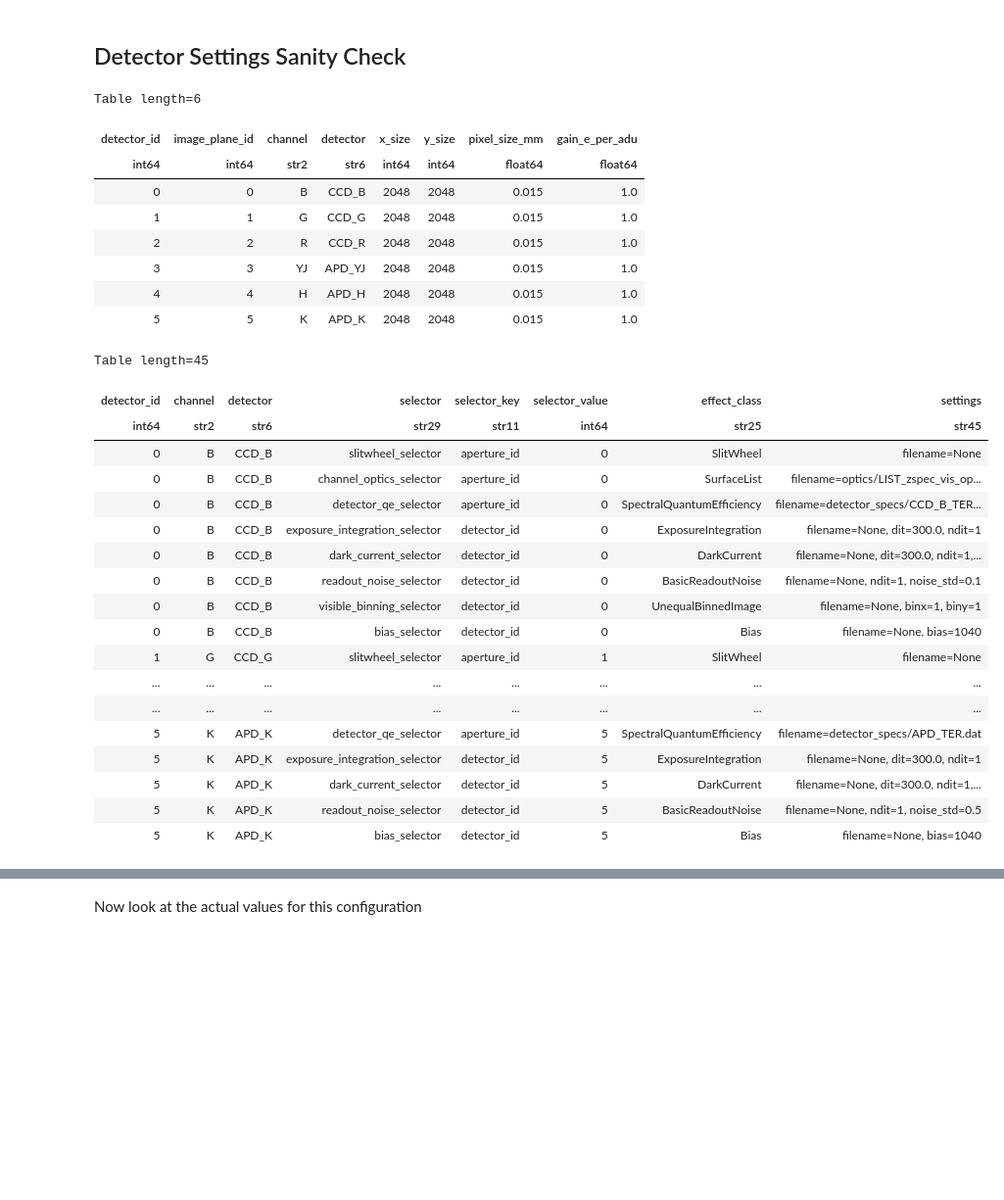
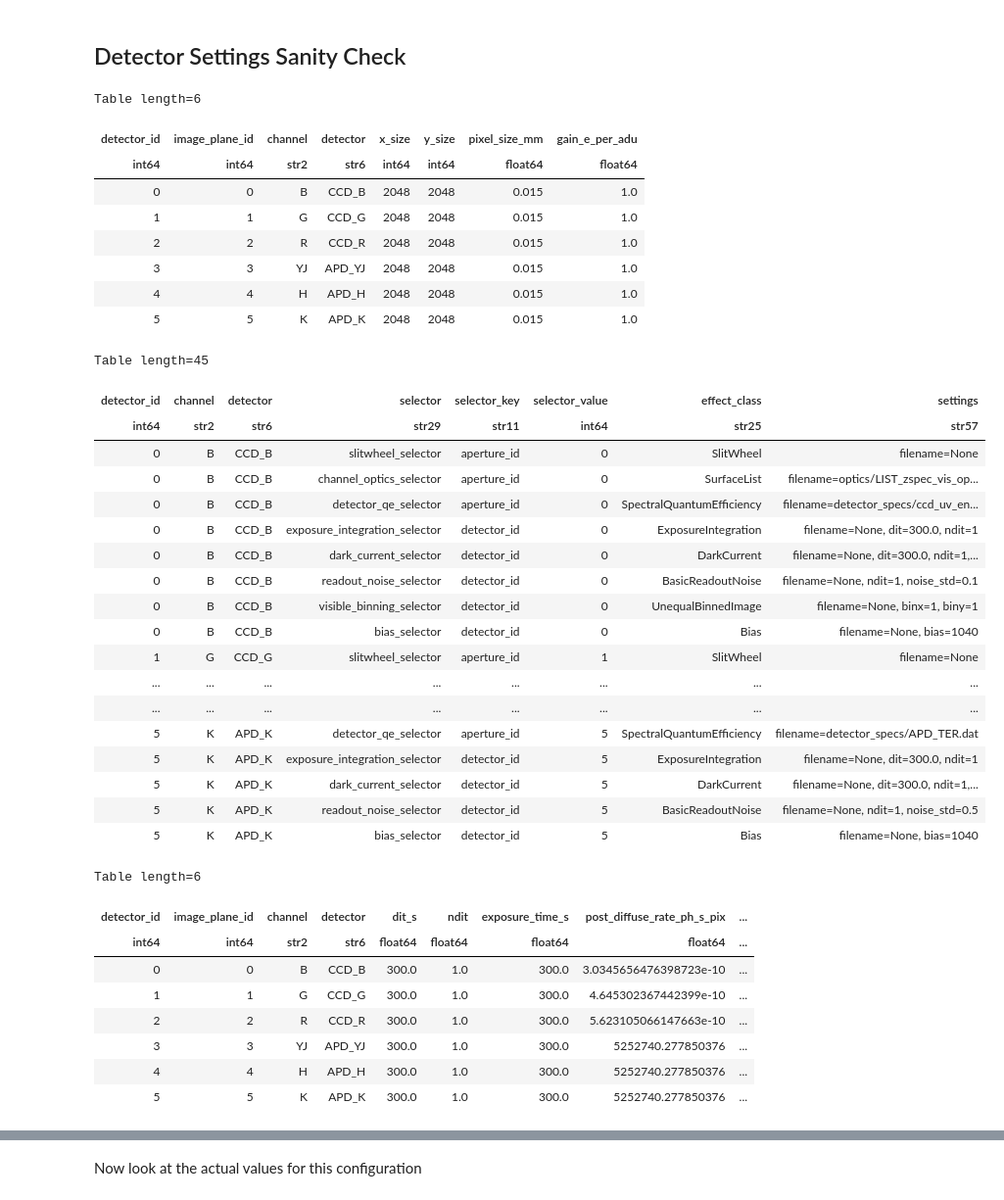
Before and after one commit to CaltechOpticalObservatories/zs-scopesim, a Jupyter notebook: notebooks/zshooter_validation.ipynb, the cells around one changed output, grey strips where cells are left out. Shown at 98% size. Cells and saved outputs as stored; diff of their text form; code cells hidden in the pictures; blank space fills up the shorter version.

```diff
--- a/notebooks/zshooter_validation.ipynb
+++ b/notebooks/zshooter_validation.ipynb
@@ -174,7 +178,7 @@ Table length=26
 # %% [markdown]
 This plot derives the active throughput components from the constructed optical train. It follows ScopeSim's internal objects directly: dichroic branches from `DichroicTree`, grouped optics from the selected `SurfaceList`, detector QE from `detector_qe_selector`, and bundled echelle/cross-disperser order efficiencies from `trace_eff_analytical`.
 # %%
-wave_nm = np.linspace(300, 2500, 5000) * u.nm
+wave_nm = np.linspace(308, 2500, 5000) * u.nm
 transmission_data = build_transmission_sanity_data(zs, wave_nm=wave_nm)
 validate_transmission_sanity_data(transmission_data)
 fig, axes = plot_transmission_sanity(transmission_data)
@@ -242,0 +247,4 @@ Table length=129
+# %%
+post_diffuse_consistency = post_disperser_diffuse_effect_consistency_table(zs, post_diffuse_data)
+validate_post_disperser_diffuse_effect_consistency(post_diffuse_consistency)
+post_diffuse_consistency
@@ -245,24 +263,31 @@ Table length=129
 # %%
 detector_geometry = detector_geometry_table(zs)
 detector_settings = detector_selector_matrix(zs)
+detector_budget = detector_background_budget_table(
+    zs,
+    post_diffuse_data=post_diffuse_data,
+    post_diffuse_consistency=post_diffuse_consistency,
+)
 display(detector_geometry)
 display(detector_settings)
+display(detector_budget)
+fig, axes = plot_detector_background_budget(detector_budget)
 # %% [output]
 Table length=6
 | detector_id | image_plane_id | channel | detector | x_size | y_size | pixel_size_mm | gain_e_per_adu |
 | int64 | int64 | str2 | str6 | int64 | int64 | float64 | float64 |
 | 0 | 0 | B | CCD_B | 2048 | 2048 | 0.015 | 1.0 |
 | 1 | 1 | G | CCD_G | 2048 | 2048 | 0.015 | 1.0 |
 | 2 | 2 | R | CCD_R | 2048 | 2048 | 0.015 | 1.0 |
 | 3 | 3 | YJ | APD_YJ | 2048 | 2048 | 0.015 | 1.0 |
 | 4 | 4 | H | APD_H | 2048 | 2048 | 0.015 | 1.0 |
 | 5 | 5 | K | APD_K | 2048 | 2048 | 0.015 | 1.0 |
 Table length=45
 | detector_id | channel | detector | selector | selector_key | selector_value | effect_class | settings |
-| int64 | str2 | str6 | str29 | str11 | int64 | str25 | str45 |
+| int64 | str2 | str6 | str29 | str11 | int64 | str25 | str57 |
 | 0 | B | CCD_B | slitwheel_selector | aperture_id | 0 | SlitWheel | filename=None |
 | 0 | B | CCD_B | channel_optics_selector | aperture_id | 0 | SurfaceList | filename=optics/LIST_zspec_vis_op... |
-| 0 | B | CCD_B | detector_qe_selector | aperture_id | 0 | SpectralQuantumEfficiency | filename=detector_specs/CCD_B_TER... |
+| 0 | B | CCD_B | detector_qe_selector | aperture_id | 0 | SpectralQuantumEfficiency | filename=detector_specs/ccd_uv_en... |
 | 0 | B | CCD_B | exposure_integration_selector | detector_id | 0 | ExposureIntegration | filename=None, dit=300.0, ndit=1 |
 | 0 | B | CCD_B | dark_current_selector | detector_id | 0 | DarkCurrent | filename=None, dit=300.0, ndit=1,... |
 | 0 | B | CCD_B | readout_noise_selector | detector_id | 0 | BasicReadoutNoise | filename=None, ndit=1, noise_std=0.1 |
@@ -276,3 +301,12 @@ Table length=45
 | 5 | K | APD_K | dark_current_selector | detector_id | 5 | DarkCurrent | filename=None, dit=300.0, ndit=1,... |
 | 5 | K | APD_K | readout_noise_selector | detector_id | 5 | BasicReadoutNoise | filename=None, ndit=1, noise_std=0.5 |
 | 5 | K | APD_K | bias_selector | detector_id | 5 | Bias | filename=None, bias=1040 |
+Table length=6
+| detector_id | image_plane_id | channel | detector | dit_s | ndit | exposure_time_s | post_diffuse_rate_ph_s_pix | ... |
+| int64 | int64 | str2 | str6 | float64 | float64 | float64 | float64 | ... |
+| 0 | 0 | B | CCD_B | 300.0 | 1.0 | 300.0 | 3.0345656476398723e-10 | ... |
+| 1 | 1 | G | CCD_G | 300.0 | 1.0 | 300.0 | 4.645302367442399e-10 | ... |
+| 2 | 2 | R | CCD_R | 300.0 | 1.0 | 300.0 | 5.623105066147663e-10 | ... |
+| 3 | 3 | YJ | APD_YJ | 300.0 | 1.0 | 300.0 | 5252740.277850376 | ... |
+| 4 | 4 | H | APD_H | 300.0 | 1.0 | 300.0 | 5252740.277850376 | ... |
+| 5 | 5 | K | APD_K | 300.0 | 1.0 | 300.0 | 5252740.277850376 | ... |
```
Also changed, not shown: parts of 9 cells of this notebook.
